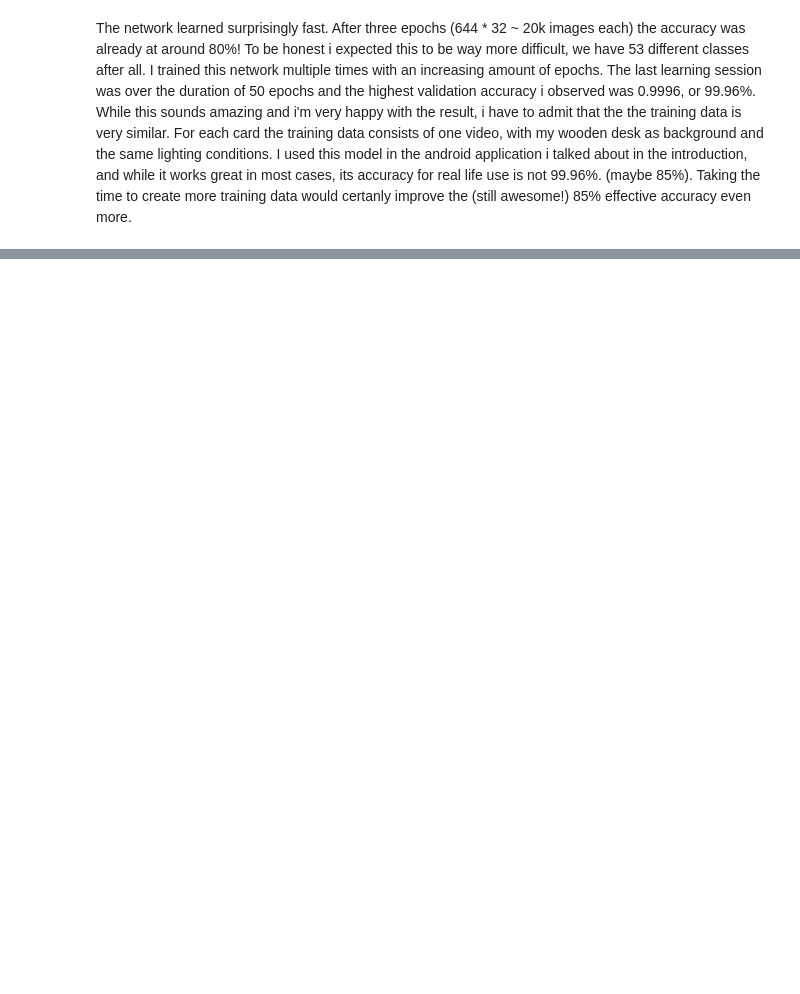
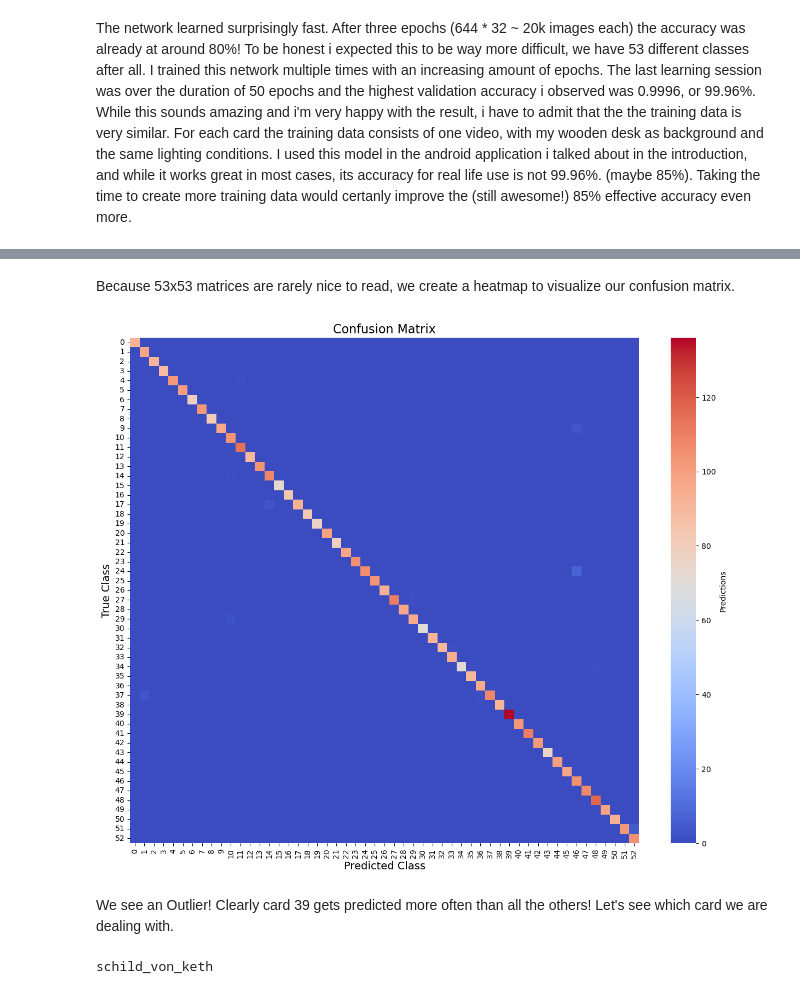
Before and after one commit to WhatIfBlueberry/keras_project, a Jupyter notebook: release/network5.ipynb, the cells around one changed output, grey strips where cells are left out. Cells and saved outputs as stored; diff of their text form; code cells hidden in the pictures; blank space fills up the shorter version.

```diff
--- a/release/network5.ipynb
+++ b/release/network5.ipynb
@@ -135,0 +177,12 @@ visualkeras.layered_view(model, legend=True, font=font)
+# %%
+all_predictions = []
+all_labels = []
+
+for inputs, labels in val_ds:
+    y_prediction = model.predict(inputs)
+    y_prediction = np.argmax(y_prediction, axis=1)
+    all_predictions.extend(y_prediction)
+    all_labels.extend(labels.numpy())
+# %%
+result = confusion_matrix(all_labels, all_predictions)
+print(result)
@@ -135,0 +197,20 @@ visualkeras.layered_view(model, legend=True, font=font)
+# %% [markdown]
+Because 53x53 matrices are rarely nice to read, we create a heatmap to visualize our confusion matrix.
+# %%
+plt.figure(figsize=(15, 12))
+sns.heatmap(result, fmt='.2f', cmap='coolwarm', cbar_kws={'label': 'Predictions'})
+
+plt.title('Confusion Matrix', fontsize=16)
+plt.xlabel('Predicted Class', fontsize=14)
+plt.ylabel('True Class', fontsize=14)
+
+plt.show()
+# %% [output]
+[figure, added]
+# %% [markdown]
+We see an Outlier! Clearly card 39 gets predicted more often than all the others! Let's see which card we are dealing with.
+# %%
+x = card_names_sep[39]
+print(x)
+# %% [output]
+schild_von_keth
```
Also changed, not shown: parts of 24 cells of this notebook.
